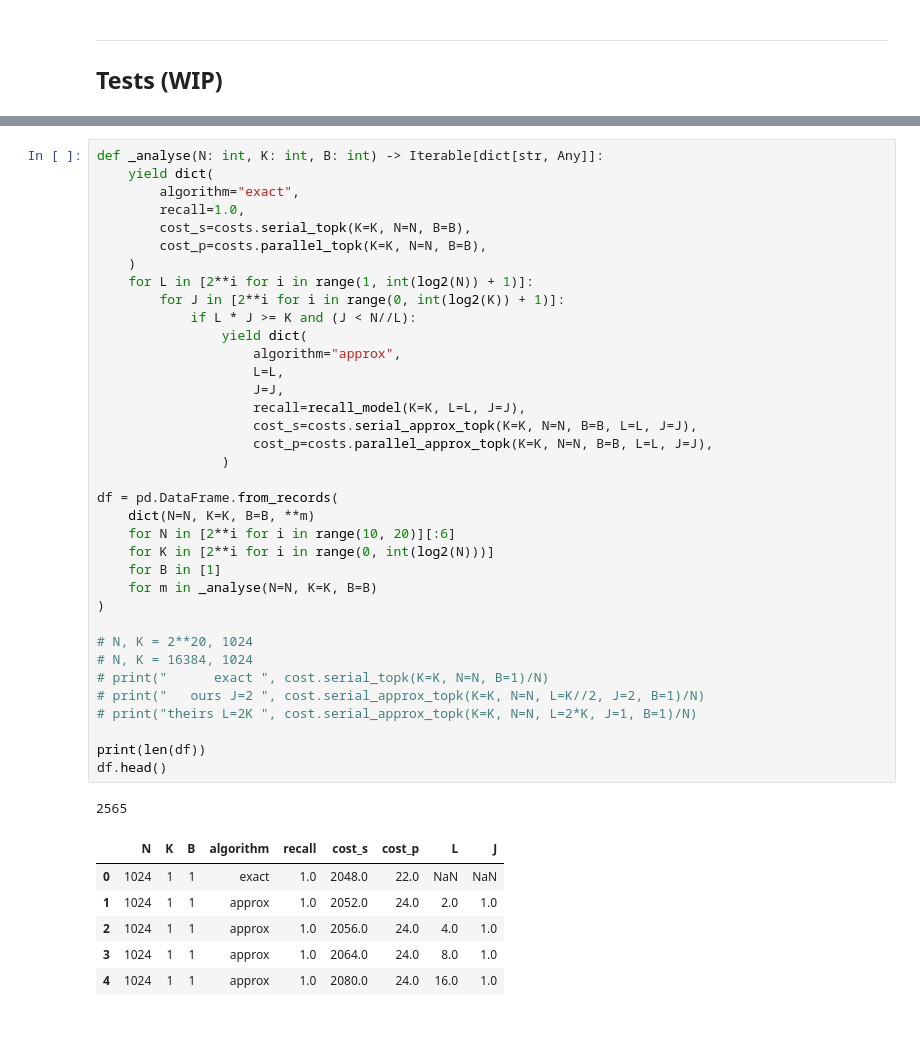
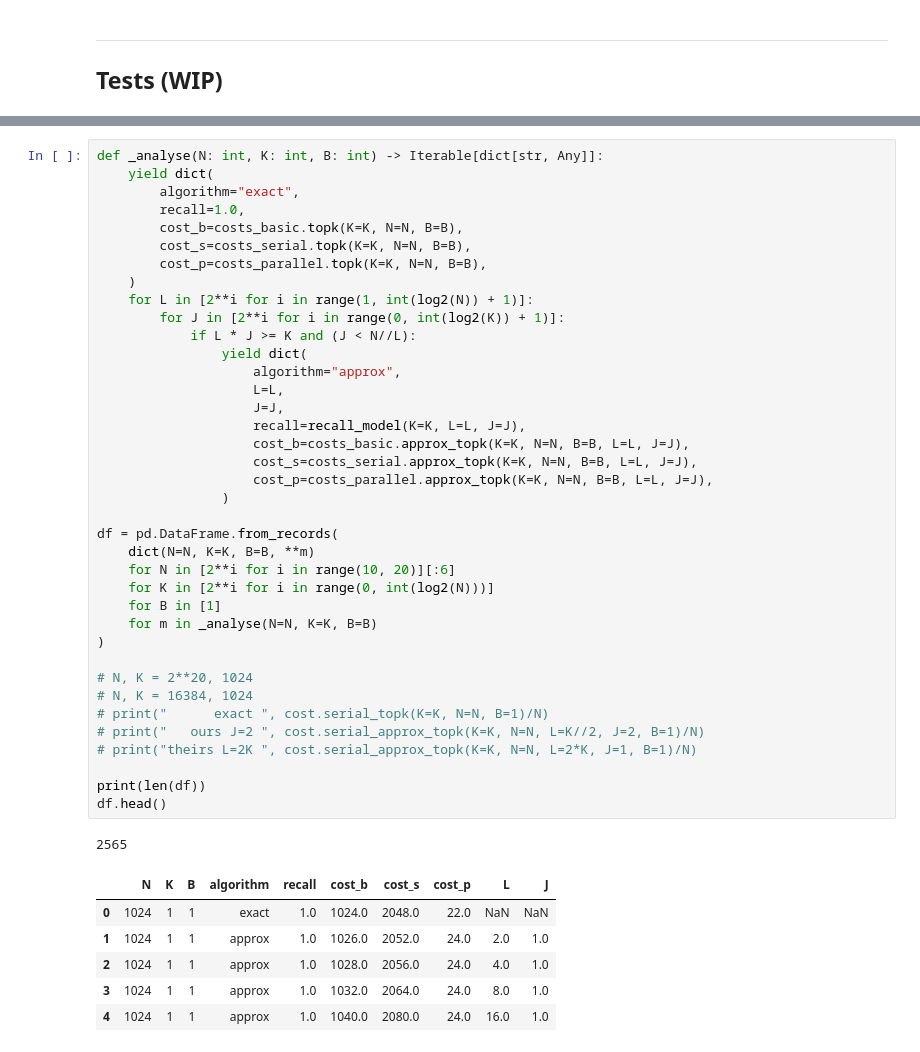
Before and after one commit to graphcore-research/pytorch-approx-topk, a Jupyter notebook: notebooks/20240906-modelling.ipynb, the cells around one changed output, grey strips where cells are left out. Cells and saved outputs as stored; diff of their text form.

```diff
--- a/notebooks/20240906-modelling.ipynb
+++ b/notebooks/20240906-modelling.ipynb
@@ -175,42 +189,44 @@ def _analyse(N: int, K: int, B: int) -> Iterable[dict[str, Any]]:
     yield dict(
         algorithm="exact",
         recall=1.0,
-        cost_s=costs.serial_topk(K=K, N=N, B=B),
-        cost_p=costs.parallel_topk(K=K, N=N, B=B),
+        cost_b=costs_basic.topk(K=K, N=N, B=B),
+        cost_s=costs_serial.topk(K=K, N=N, B=B),
+        cost_p=costs_parallel.topk(K=K, N=N, B=B),
     )
     for L in [2**i for i in range(1, int(log2(N)) + 1)]:
         for J in [2**i for i in range(0, int(log2(K)) + 1)]:
             if L * J >= K and (J < N//L):
                 yield dict(
                     algorithm="approx",
                     L=L,
                     J=J,
                     recall=recall_model(K=K, L=L, J=J),
-                    cost_s=costs.serial_approx_topk(K=K, N=N, B=B, L=L, J=J),
-                    cost_p=costs.parallel_approx_topk(K=K, N=N, B=B, L=L, J=J),
+                    cost_b=costs_basic.approx_topk(K=K, N=N, B=B, L=L, J=J),
+                    cost_s=costs_serial.approx_topk(K=K, N=N, B=B, L=L, J=J),
+                    cost_p=costs_parallel.approx_topk(K=K, N=N, B=B, L=L, J=J),
                 )
 
 df = pd.DataFrame.from_records(
     dict(N=N, K=K, B=B, **m)
     for N in [2**i for i in range(10, 20)][:6]
     for K in [2**i for i in range(0, int(log2(N)))]
     for B in [1]
     for m in _analyse(N=N, K=K, B=B)
 )
 
 # N, K = 2**20, 1024
 # N, K = 16384, 1024
 # print("      exact ", cost.serial_topk(K=K, N=N, B=1)/N)
 # print("   ours J=2 ", cost.serial_approx_topk(K=K, N=N, L=K//2, J=2, B=1)/N)
 # print("theirs L=2K ", cost.serial_approx_topk(K=K, N=N, L=2*K, J=1, B=1)/N)
 
 print(len(df))
 df.head()
 # %% [output]
 2565
-|  | N | K | B | algorithm | recall | cost_s | cost_p | L | J |
-| 0 | 1024 | 1 | 1 | exact | 1.0 | 2048.0 | 22.0 | NaN | NaN |
-| 1 | 1024 | 1 | 1 | approx | 1.0 | 2052.0 | 24.0 | 2.0 | 1.0 |
-| 2 | 1024 | 1 | 1 | approx | 1.0 | 2056.0 | 24.0 | 4.0 | 1.0 |
-| 3 | 1024 | 1 | 1 | approx | 1.0 | 2064.0 | 24.0 | 8.0 | 1.0 |
-| 4 | 1024 | 1 | 1 | approx | 1.0 | 2080.0 | 24.0 | 16.0 | 1.0 |
+|  | N | K | B | algorithm | recall | cost_b | cost_s | cost_p | L | J |
+| 0 | 1024 | 1 | 1 | exact | 1.0 | 1024.0 | 2048.0 | 22.0 | NaN | NaN |
+| 1 | 1024 | 1 | 1 | approx | 1.0 | 1026.0 | 2052.0 | 24.0 | 2.0 | 1.0 |
+| 2 | 1024 | 1 | 1 | approx | 1.0 | 1028.0 | 2056.0 | 24.0 | 4.0 | 1.0 |
+| 3 | 1024 | 1 | 1 | approx | 1.0 | 1032.0 | 2064.0 | 24.0 | 8.0 | 1.0 |
+| 4 | 1024 | 1 | 1 | approx | 1.0 | 1040.0 | 2080.0 | 24.0 | 16.0 | 1.0 |
```
Also changed, not shown: parts of 8 cells of this notebook.
